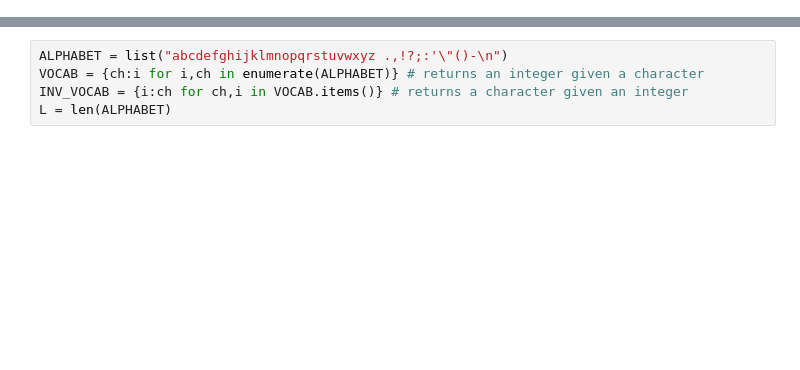
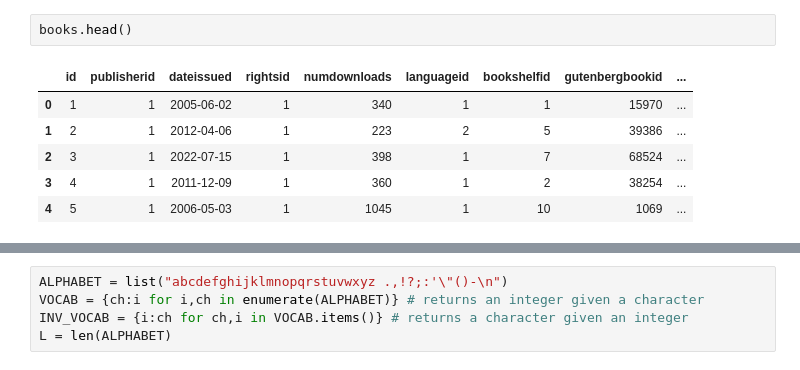
Before and after one commit to ethan-leitch/Socrates_AI, a Jupyter notebook: notebooks/pre_processing.ipynb, the cells around one changed output, grey strips where cells are left out. Cells and saved outputs as stored; diff of their text form; blank space fills up the shorter version.

```diff
--- a/notebooks/pre_processing.ipynb
+++ b/notebooks/pre_processing.ipynb
@@ -6,0 +200,9 @@ import os
+# %%
+books.head()
+# %% [output]
+|  | id | publisherid | dateissued | rightsid | numdownloads | languageid | bookshelfid | gutenbergbookid | ... |
+| 0 | 1 | 1 | 2005-06-02 | 1 | 340 | 1 | 1 | 15970 | ... |
+| 1 | 2 | 1 | 2012-04-06 | 1 | 223 | 2 | 5 | 39386 | ... |
+| 2 | 3 | 1 | 2022-07-15 | 1 | 398 | 1 | 7 | 68524 | ... |
+| 3 | 4 | 1 | 2011-12-09 | 1 | 360 | 1 | 2 | 38254 | ... |
+| 4 | 5 | 1 | 2006-05-03 | 1 | 1045 | 1 | 10 | 1069 | ... |
```
Also changed, not shown: parts of 32 cells of this notebook.
